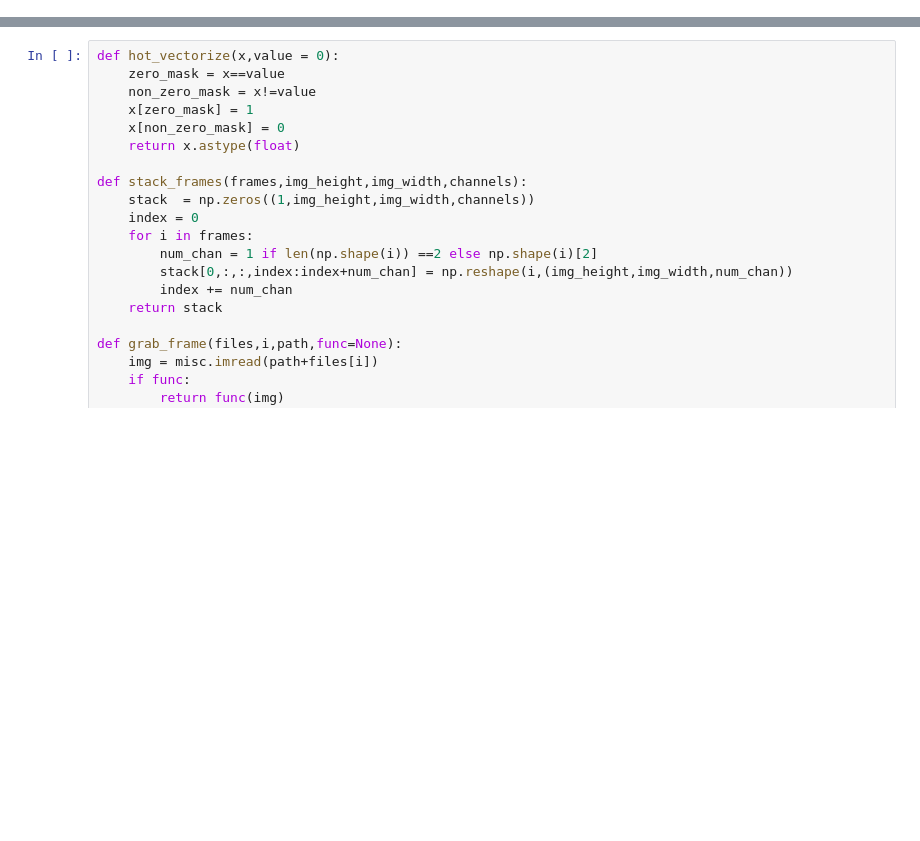
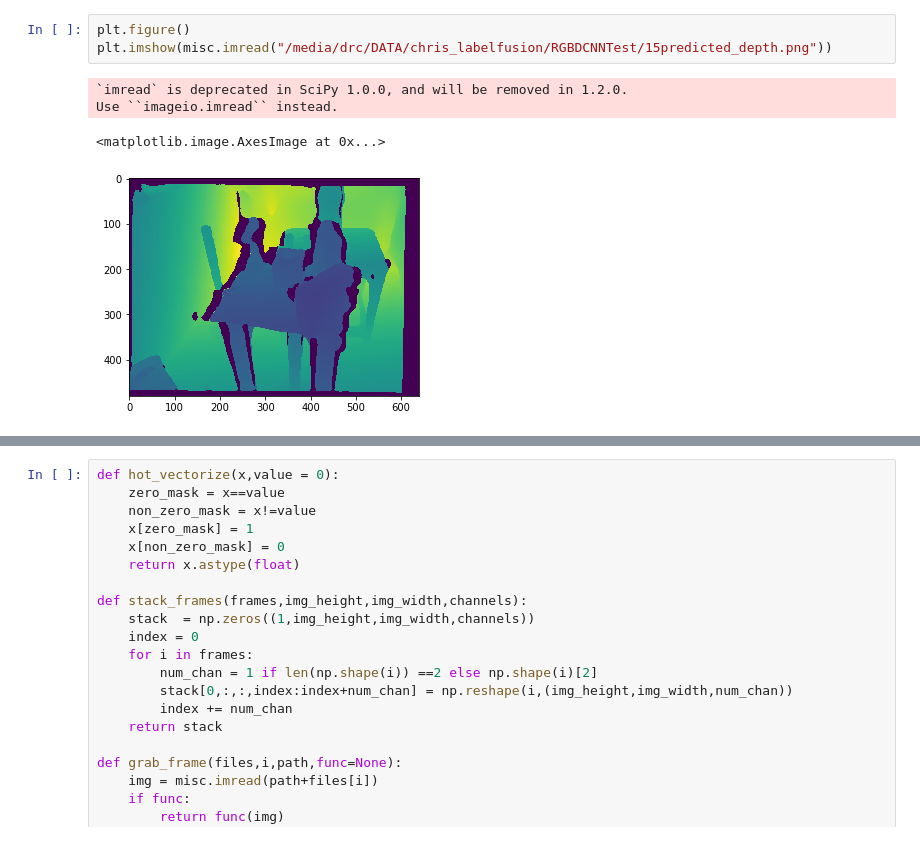
Before and after one commit to RobotLocomotion/spartan, a Jupyter notebook: src/DepthSim/python/notebooks/pixel-wise-cnnRes.ipynb, the cells around one changed output, grey strips where cells are left out. Saved outputs shown, nothing was run; the diff lists cells and outputs as text; blank space fills up the shorter version.

```diff
--- a/src/DepthSim/python/notebooks/pixel-wise-cnnRes.ipynb
+++ b/src/DepthSim/python/notebooks/pixel-wise-cnnRes.ipynb
@@ -52,0 +60,8 @@ The backend was *originally* set to u'nbAgg' by the following code:
+# %%
+plt.figure()
+plt.imshow(misc.imread("/media/drc/DATA/chris_labelfusion/RGBDCNNTest/15predicted_depth.png"))
+# %% [output]
+`imread` is deprecated in SciPy 1.0.0, and will be removed in 1.2.0.
+Use ``imageio.imread`` instead.
+<matplotlib.image.AxesImage at 0x...>
+[figure, added]
```
Also changed, not shown: parts of 39 cells of this notebook, 2 other files.
